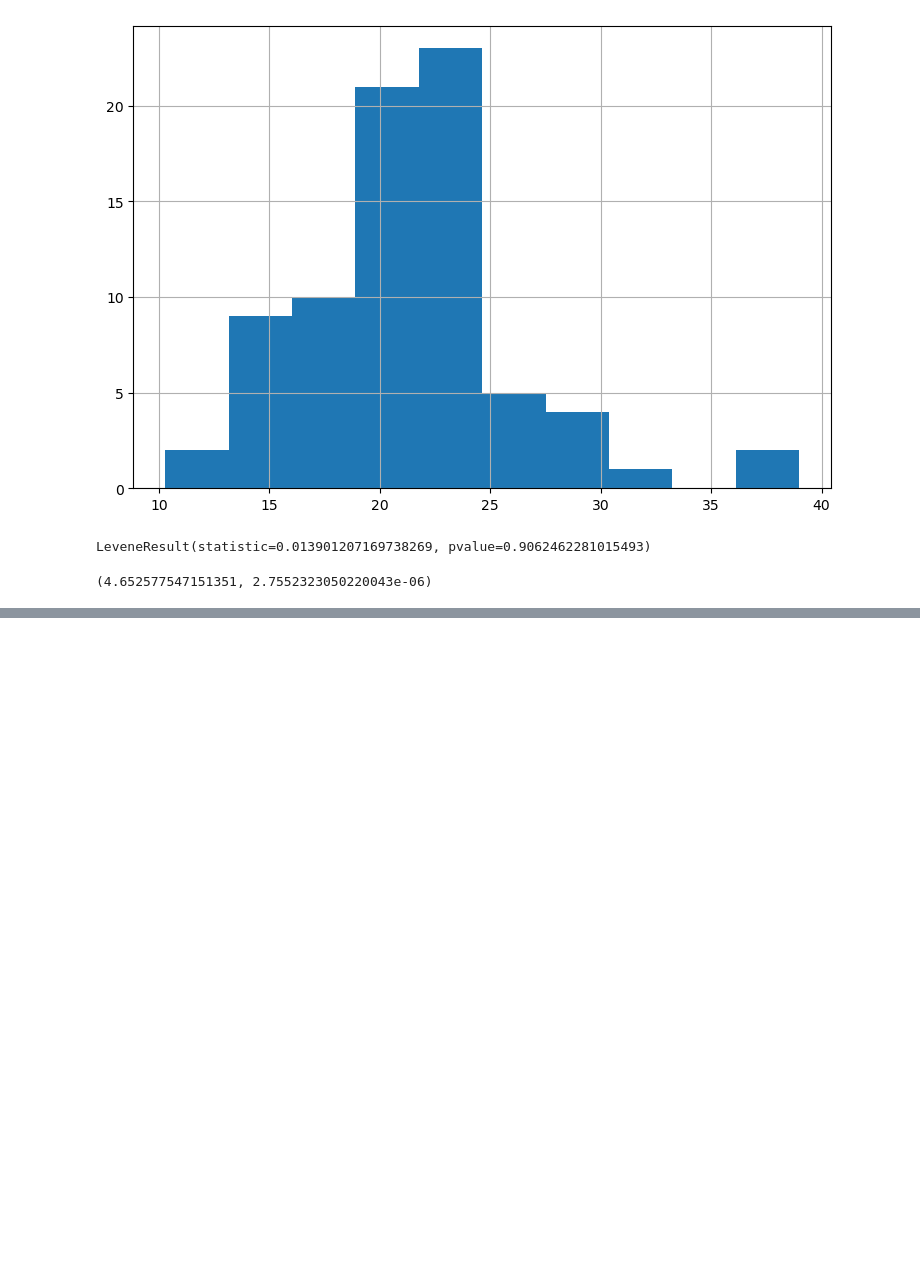
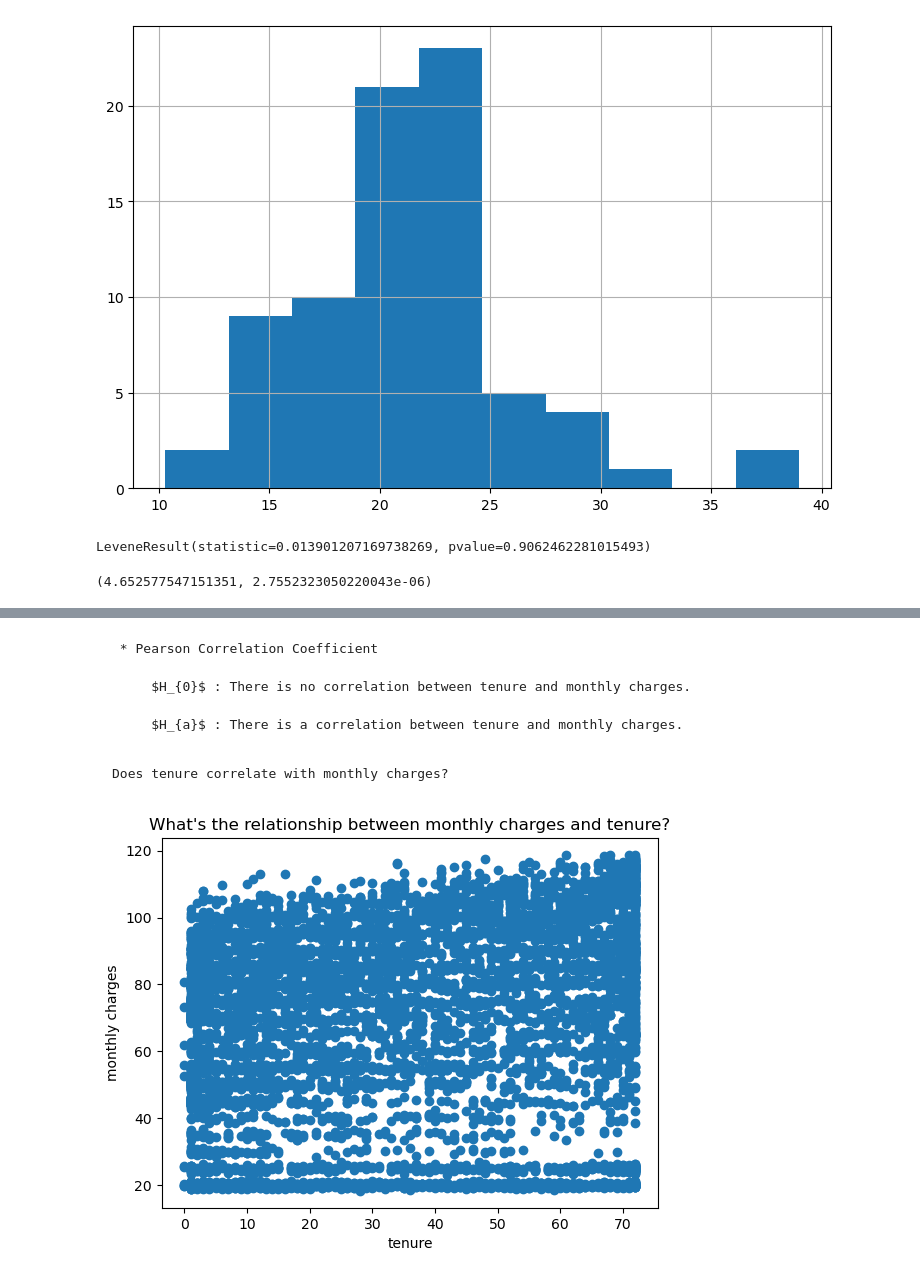
Before and after one commit to rosendo-lugo/statistics-exercises, a Jupyter notebook: hypothesis_testing.ipynb, the cells around one changed output, grey strips where cells are left out. Saved outputs shown, nothing was run; the diff lists cells and outputs as text; code cells hidden in the pictures; blank space fills up the shorter version.

```diff
--- a/hypothesis_testing.ipynb
+++ b/hypothesis_testing.ipynb
@@ -433,0 +467,6 @@ mpg['transmission_type'] = np.where
+# %%
+url = get_db_url('telco_churn')
+
+query = '''
+show tables
+'''
@@ -433,0 +514,8 @@ mpg['transmission_type'] = np.where
+# %%
+query = '''
+select cp.monthly_charges, tenure
+from customer_payments cp
+    join customers c using(customer_id)
+'''
+df = pd.read_sql(query, url)
+df.head()
@@ -433,0 +529,19 @@ mpg['transmission_type'] = np.where
+# %% [markdown]
+     * Pearson Correlation Coefficient
+
+         $H_{0}$ : There is no correlation between tenure and monthly charges.
+
+         $H_{a}$ : There is a correlation between tenure and monthly charges.
+# %% [markdown]
+    Does tenure correlate with monthly charges?
+# %%
+#plot our variables
+
+plt.scatter( df.tenure, df.monthly_charges)
+
+plt.title("What's the relationship between monthly charges and tenure?")
+plt.xlabel('tenure')
+plt.ylabel('monthly charges')
+plt.show()
+# %% [output]
+[figure, added]
```
Also changed, not shown: parts of 170 cells of this notebook, 2 other files.
